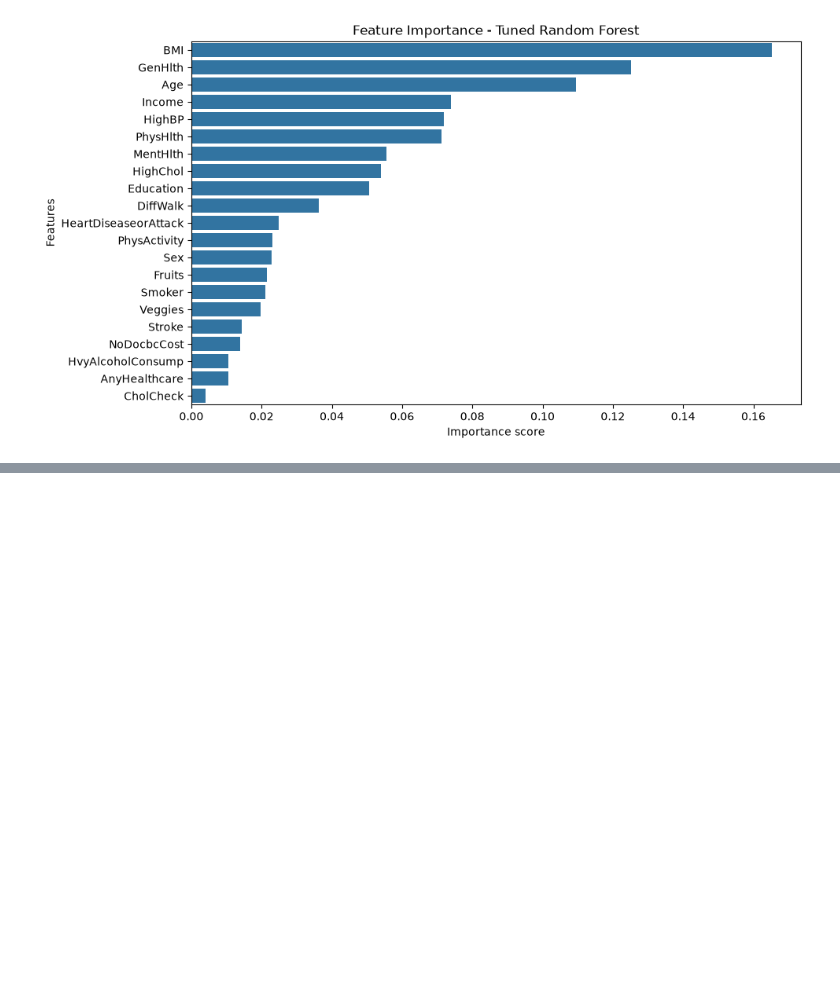
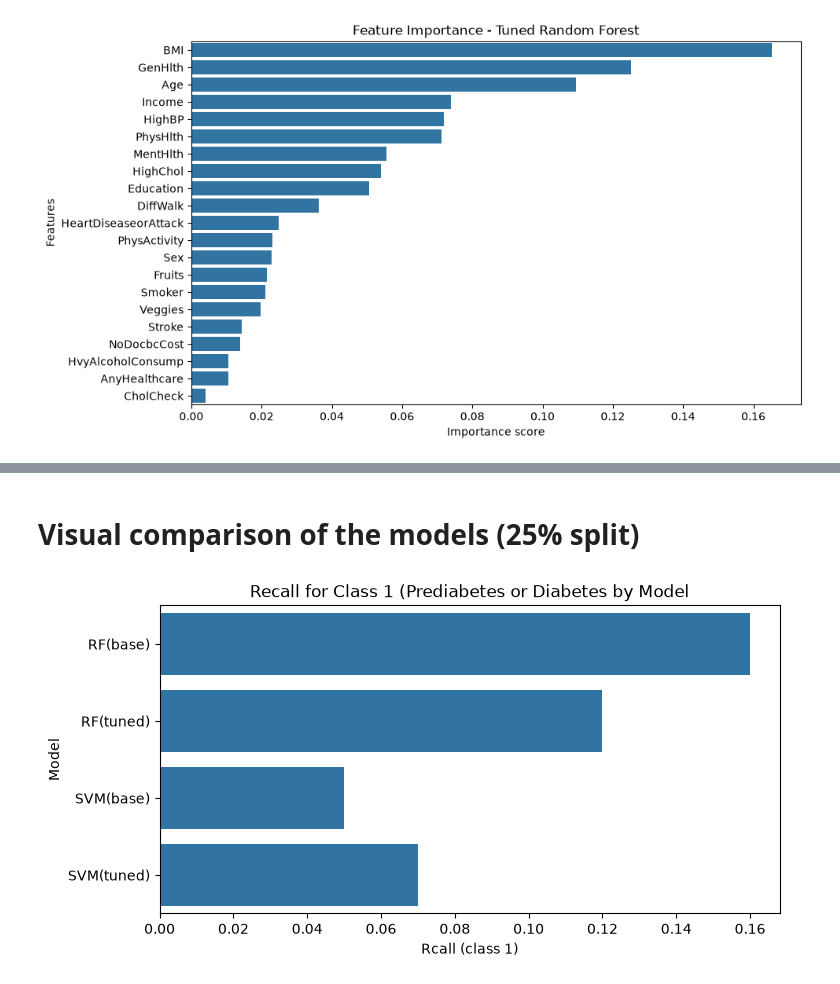
Before and after one commit to ClauVilchis/ClaudiaVilchis_ML_CA1, a Jupyter notebook: ClaudiaVilchis_ML_CA1.ipynb, the cells around one changed output, grey strips where cells are left out. Saved outputs shown, nothing was run; the diff lists cells and outputs as text; code cells hidden in the pictures; blank space fills up the shorter version.

```diff
--- a/ClaudiaVilchis_ML_CA1.ipynb
+++ b/ClaudiaVilchis_ML_CA1.ipynb
@@ -752,0 +810,16 @@ Observations:
+# %% [markdown]
+# Visual comparison of the models (25% split)
+# %%
+# pd.series adapted from Random Forest - Practica (Iqbal,2026)
+# All values taken from the classification reports above.
+
+recall_class1 = pd.Series([0.16, 0.12, 0.05, 0.07],
+                          index =["RF(base)", "RF(tuned)", "SVM(base)", "SVM(tuned)"])
+plt.figure(figsize=(8,4))
+sns.barplot(x=recall_class1, y=recall_class1.index)
+plt.title("Recall for Class 1 (Prediabetes or Diabetes by Model")
+plt.xlabel("Rcall (class 1)")
+plt.ylabel("Model")
+plt.show()
+# %% [output]
+[figure, added]
```
Also changed, not shown: parts of 20 cells of this notebook.
